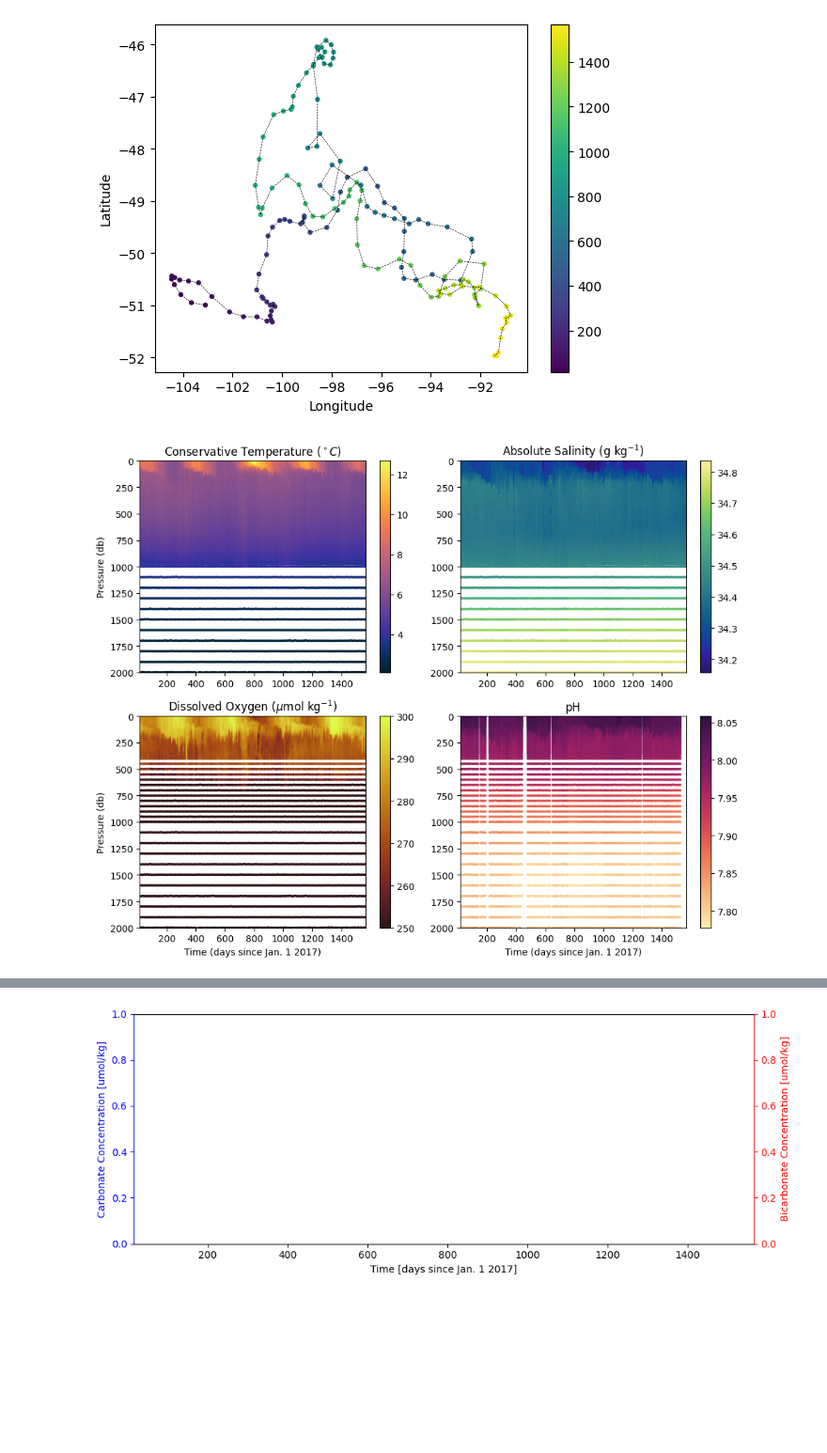
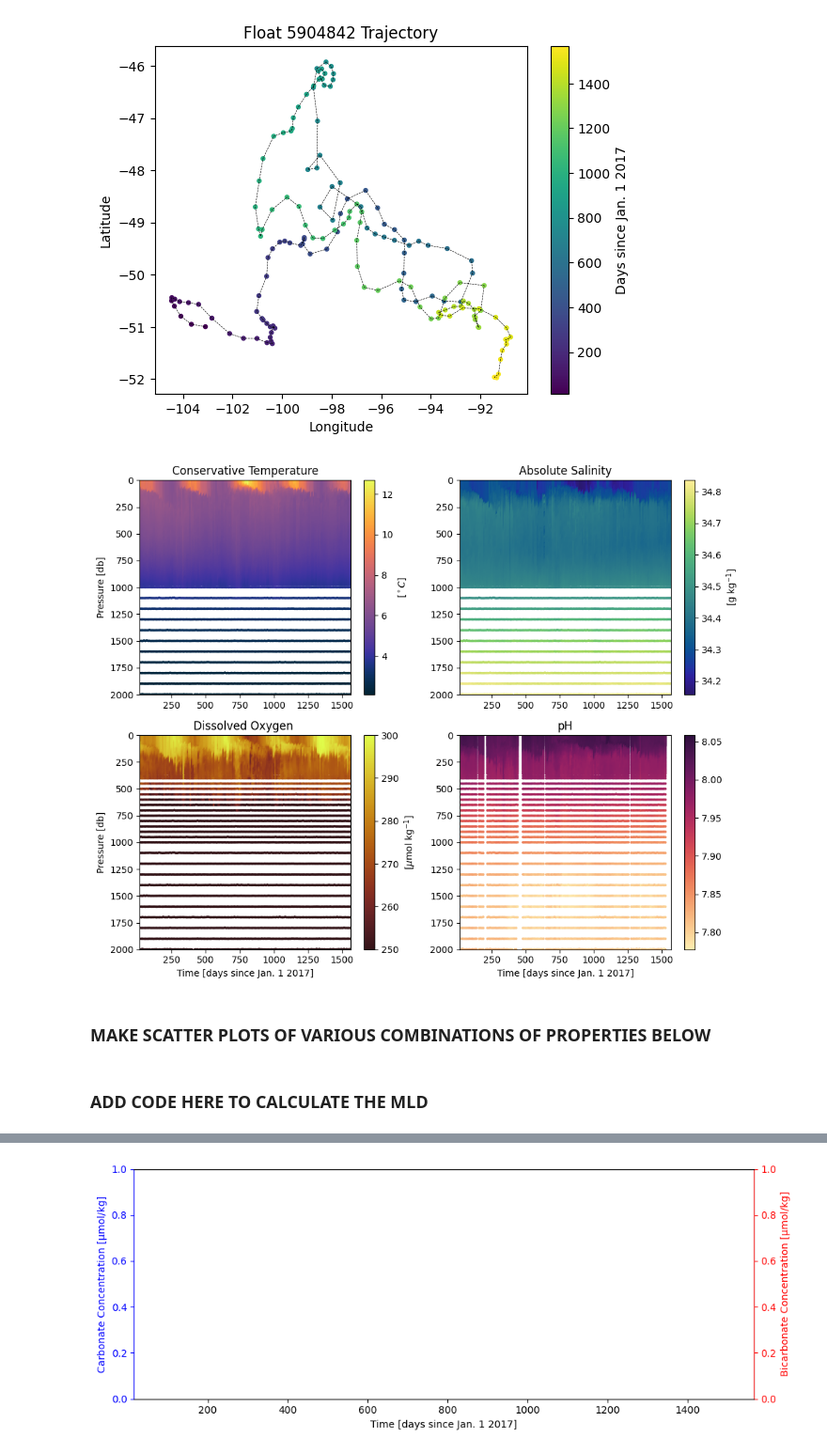
Before and after one commit to Caltech-OCTO/ESE102_PS2, a Jupyter notebook: Problem Set 2.ipynb, the cells around one changed output, grey strips where cells are left out. Shown at 94% size. Drawn from its saved outputs; the diff is of its cells as text; code cells hidden in the pictures; blank space fills up the shorter version.

```diff
--- a/Problem Set 2.ipynb
+++ b/Problem Set 2.ipynb
@@ -37,13 +57,15 @@ sigma0 = gsw.sigma0(SA,CT)
 # %%
 fig_1, ax_1 = plt.subplots()
 ax_1.plot(lon,lat,'k',linestyle='dashed',linewidth=0.4)
 cl1 = ax_1.scatter(lon,lat,s=32,c=day_since,marker=".")
-fig_1.colorbar(cl1)
+fig_1.colorbar(cl1,label = "Days since Jan. 1 2017")
 ax_1.set_xlabel("Longitude")
+ax_1.set_title("Float 5904842 Trajectory")
 ax_1.set_ylabel("Latitude");
 # %% [output]
-[figure, old version]
+[figure, new version]
 # %%
+#You can change the maximum depth of the plot here
 p_max = 2000
 
 fig_2, ax_2 = plt.subplots(2,2,figsize=(10, 8))
@@ -51,22 +73,22 @@ fig_2, ax_2 = plt.subplots(2,2,figsize=(10, 8))
 X = np.tile(day_since,(np.size(press,1),1)).transpose()
 
 cl2a = ax_2[0,0].scatter(X,press,c=CT,cmap=cmocean.cm.thermal,s=3)
-ax_2[0,0].set_ylabel("Pressure (db)")
-ax_2[0,0].set_title("Conservative Temperature ($^\circ C$)")
-fig_2.colorbar(cl2a,ax=ax_2[0,0])
+ax_2[0,0].set_ylabel("Pressure [db]")
+ax_2[0,0].set_title("Conservative Temperature")
+fig_2.colorbar(cl2a,ax=ax_2[0,0],label = "[$^\circ C$]")
 
 cl2b = ax_2[0,1].scatter(X,press,c=SA,cmap=cmocean.cm.haline,s=3)
-ax_2[0,1].set_title("Absolute Salinity (g kg$^{-1}$)")
-fig_2.colorbar(cl2b,ax=ax_2[0,1])
+ax_2[0,1].set_title("Absolute Salinity")
+fig_2.colorbar(cl2b,ax=ax_2[0,1],label = "[g kg$^{-1}$]")
 
 cl2c = ax_2[1,0].scatter(X,press,c=oxy,cmap=cmocean.cm.solar,s=3,vmin=250,vmax=300)
-ax_2[1,0].set_ylabel("Pressure (db)")
-ax_2[1,0].set_xlabel("Time (days since Jan. 1 2017)")
-ax_2[1,0].set_title("Dissolved Oxygen ($\mu$mol kg$^{-1}$)")
-fig_2.colorbar(cl2c,ax=ax_2[1,0])
+ax_2[1,0].set_ylabel("Pressure [db]")
+ax_2[1,0].set_xlabel("Time [days since Jan. 1 2017]")
+ax_2[1,0].set_title("Dissolved Oxygen ")
+fig_2.colorbar(cl2c,ax=ax_2[1,0],label = "[$\mu$mol kg$^{-1}$]")
 
 cl2d = ax_2[1,1].scatter(X,press,c=pH,cmap=cmocean.cm.matter,s=3)
-ax_2[1,1].set_xlabel("Time (days since Jan. 1 2017)")
+ax_2[1,1].set_xlabel("Time [days since Jan. 1 2017]")
 ax_2[1,1].set_title("pH")
 fig_2.colorbar(cl2d,ax=ax_2[1,1])
 
@@ -79,5 +101,9 @@ for ax in fig_2.get_axes():
     ax.label_outer()
 fig_2.tight_layout();
 # %% [output]
-[figure, old version]
+[figure, new version]
+# %% [markdown]
+### MAKE SCATTER PLOTS OF VARIOUS COMBINATIONS OF PROPERTIES BELOW
+# %% [markdown]
+### ADD CODE HERE TO CALCULATE THE MLD
 # %%
```
Also changed, not shown: parts of 28 cells of this notebook.
